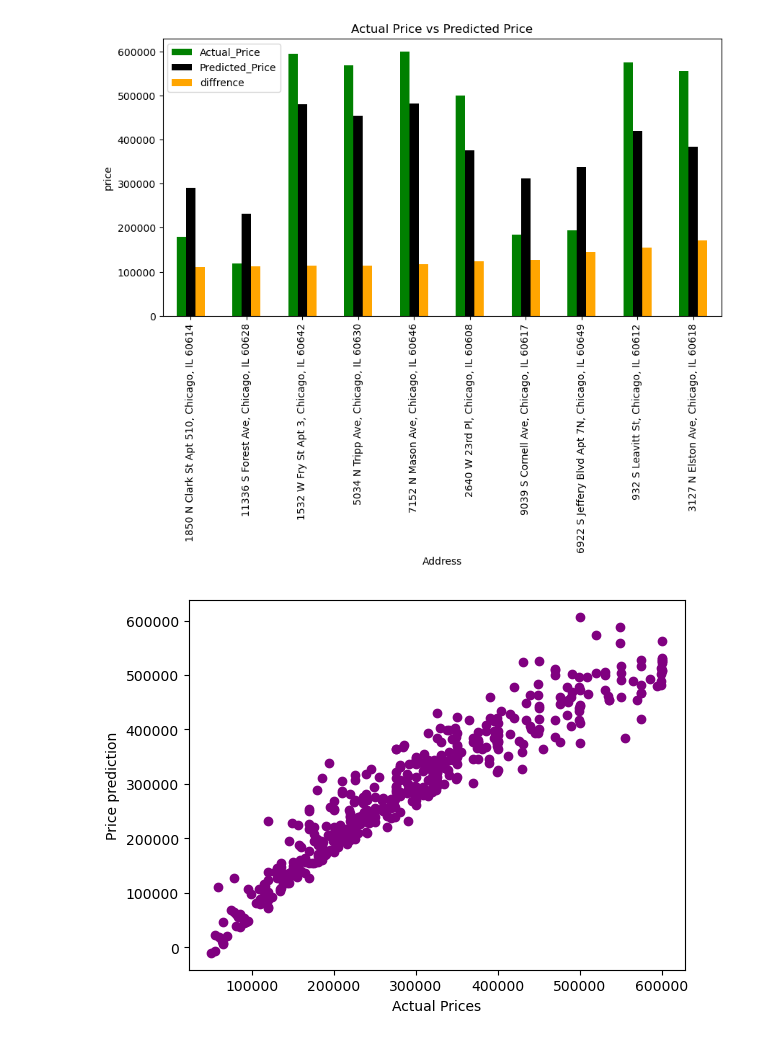
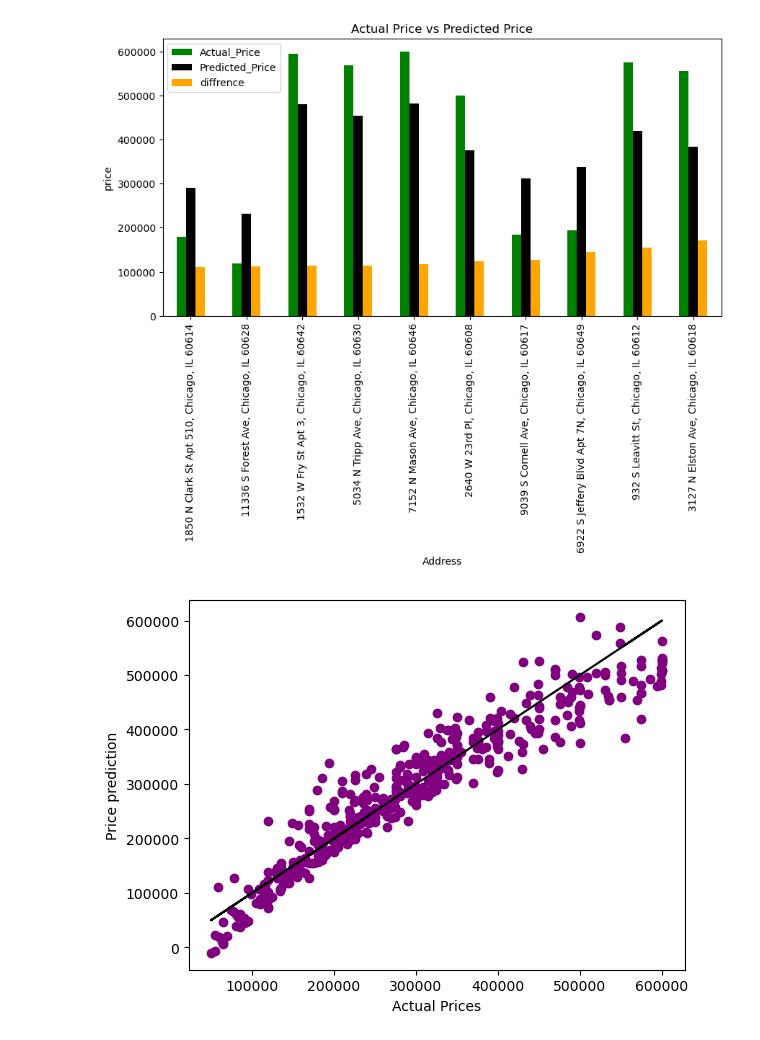
Before and after one commit to yakir0391/Apartments-Predict, a Jupyter notebook: machine learning.ipynb, the cells around one changed output. Saved outputs shown, nothing was run; the diff lists cells and outputs as text; code cells hidden in the pictures.

```diff
--- a/machine learning.ipynb
+++ b/machine learning.ipynb
@@ -135,8 +135,11 @@ viz_df.tail(10)
 # %%
 #גרף סקאטר פלוט שמראה את הערכים האמיתיים מול חזויים
 plt.scatter(resDF['Actual_Price'], resDF['Predicted_Price'], color='purple', edgecolors='purple')
 plt.xlabel("Actual Prices")
 plt.ylabel("Price prediction")
+
+plt.plot(resDF['Actual_Price'], resDF['Actual_Price'] , color = 'black')
+
 plt.show()
 # %% [output]
-[figure, old version]
+[figure, new version]
```
Also changed, not shown: parts of 1 cell of this notebook.
